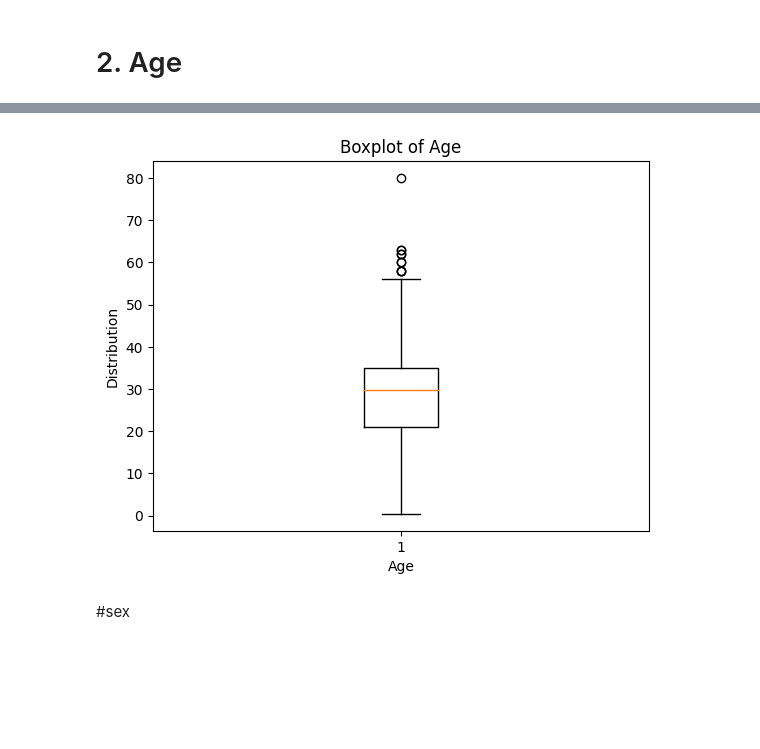
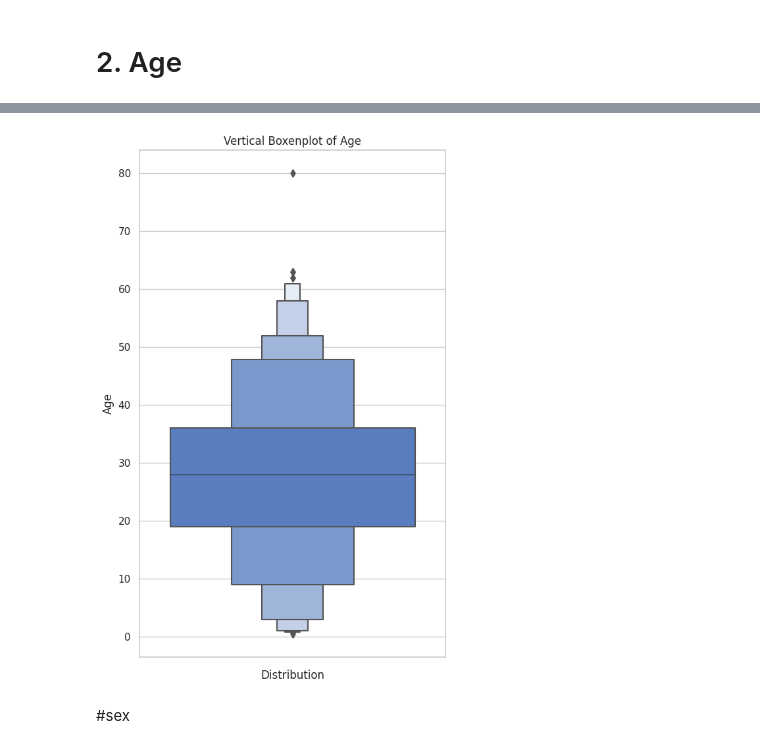
Before and after one commit to NazaninSaadatMoghaddam1993/Titanik_kaggle_competition, a Jupyter notebook: titanic_analysis.ipynb, the cells around one changed output, grey strips where cells are left out. Drawn from its saved outputs; the diff is of its cells as text; code cells hidden in the pictures; blank space fills up the shorter version.

```diff
--- a/titanic_analysis.ipynb
+++ b/titanic_analysis.ipynb
@@ -107,10 +107,11 @@ plt.show()
 # 2. Age
 # %%
 # @title BoxPlot of Age
-ar = data_f['Age'].dropna().values
-plt.boxplot(ar)
-plt.xlabel('Age')
-plt.ylabel('Distribution')
-plt.title('Boxplot of Age')
+sns.set(style="whitegrid")
+plt.figure(figsize=(6, 10))
+sns.boxenplot(y=data_f['Age'].dropna(), palette="muted")
+plt.ylabel('Age')
+plt.xlabel('Distribution')
+plt.title('Vertical Boxenplot of Age')
 plt.show()
 # %% [output]
@@ -118,13 +119,14 @@ plt.show()
 # %%
-# @title BoxPlot of Age for survived people
-ar = data_f[data_f['Survived']==1]['Age'].dropna().values
-plt.boxplot(ar)
-plt.xlabel('Age')
-plt.ylabel('Distribution')
-plt.title('Boxplot of Age')
+# @title BoxPlot of Age for survived peoples
+sns.set(style="whitegrid")
+plt.figure(figsize=(6, 10))
+sns.boxenplot(y=data_f[data_f['Survived']==1]['Age'].dropna(), palette="muted")
+plt.ylabel('Age')
+plt.xlabel('Distribution')
+plt.title('Vertical Boxenplot of Age')
 plt.show()
 # %% [output]
-[figure, old version]
+[figure, new version]
 # %% [markdown]
 #sex
 # %%
```
Also changed, not shown: parts of 2 cells of this notebook.
